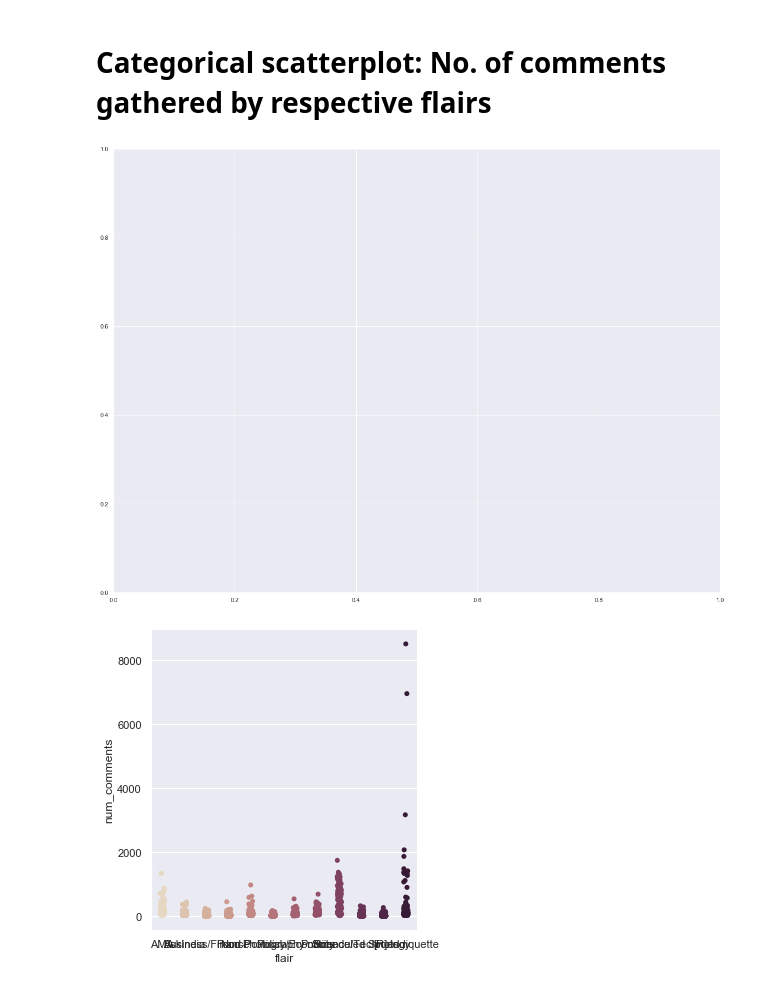
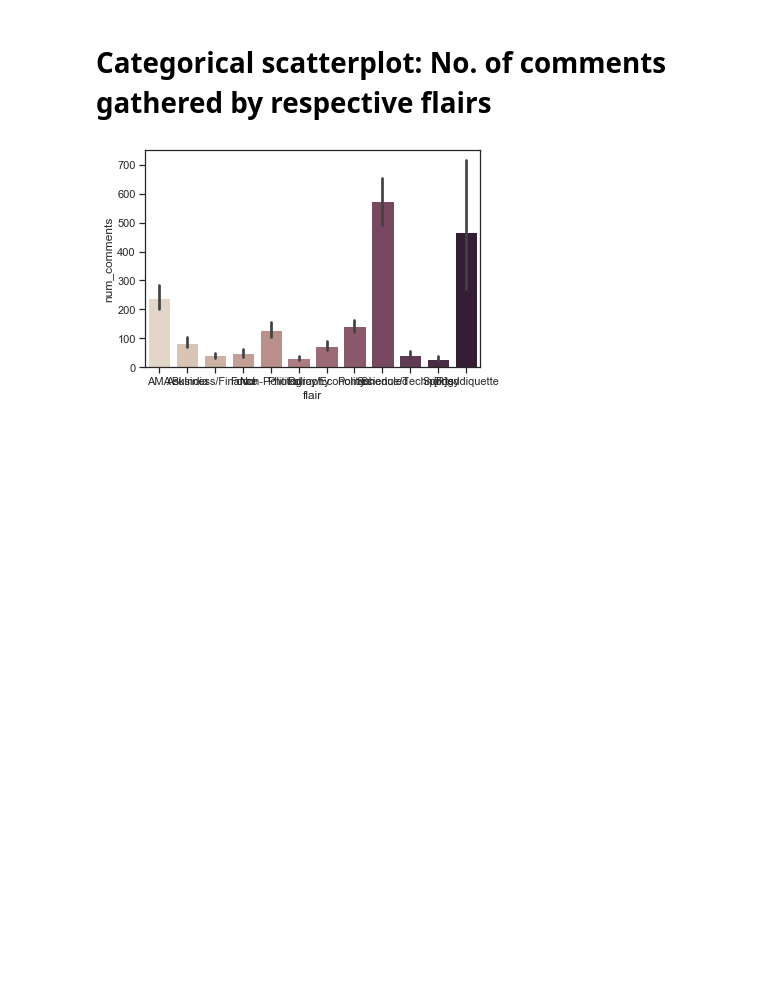
Before and after one commit to AkshitAggarwal/RedditFlairDetector, a Jupyter notebook: Jupyter Notebooks/data_analysis_reddit_india.ipynb, the cells around one changed output. Cells and saved outputs as stored; diff of their text form; code cells hidden in the pictures; blank space fills up the shorter version.

Commit message:
Data Analysis1

```diff
--- a/Jupyter Notebooks/data_analysis_reddit_india.ipynb
+++ b/Jupyter Notebooks/data_analysis_reddit_india.ipynb
@@ -45,8 +45,6 @@ sns.catplot(x="flair", y="score", data=reddit_data);
 # %% [markdown]
 # Categorical scatterplot: No. of comments gathered by respective flairs
 # %%
-plt.subplots(figsize=(20,15))
-sns.catplot(x="flair", y="num_comments", palette="ch:.25", data=reddit_data);
+sns.barplot(x="flair", y="num_comments", palette="ch:.25", data=reddit_data);
 # %% [output]
-[figure, old version]
+[figure, new version]
-[figure, removed]
```
Also changed, not shown: parts of 2 cells of this notebook.
